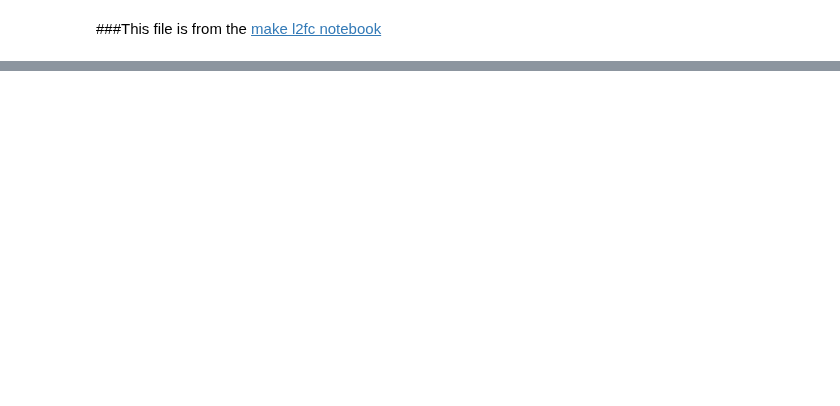
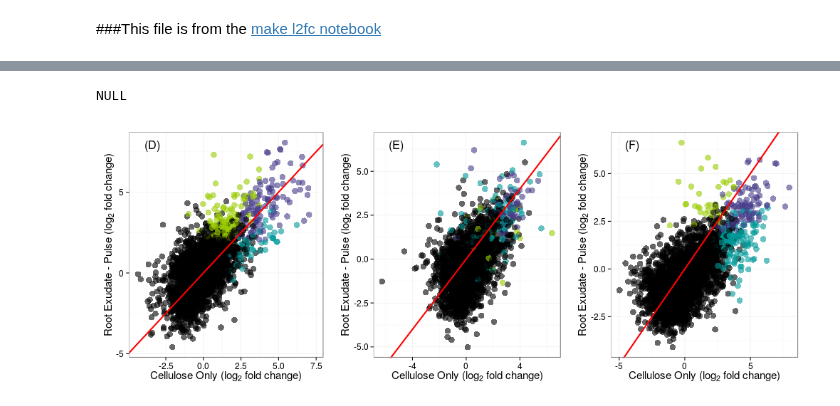
Before and after one commit to acampbellina/priming, a Jupyter notebook: LinReg.ipynb, the cells around one changed output, grey strips where cells are left out. Cells and saved outputs as stored; diff of their text form; code cells hidden in the pictures; blank space fills up the shorter version.

```diff
--- a/LinReg.ipynb
+++ b/LinReg.ipynb
@@ -157,0 +393,9 @@ head(df2.28)
+# %%
+%%R
+
+df2.rspndrs.28 = subset(df.rspndrs2, Day == 28)
+df2.rspndrs.28 = df2.rspndrs.28 %>% select(OTU, rspnse)
+
+df2.28 = left_join(df2.28, df.rspndrs.28, by = "OTU")
+df2.28$rspnse[is.na(df2.28$rspnse)] = "None"
+head(df2.28)
@@ -168,0 +429,9 @@ head(df2.45)
+# %%
+%%R
+
+df2.rspndrs.45 = subset(df.rspndrs2, Day == 45)
+df2.rspndrs.45 = df2.rspndrs.45 %>% select(OTU, rspnse)
+
+df2.45 = left_join(df2.45, df2.rspndrs.45, by = "OTU")
+df2.45$rspnse[is.na(df2.45$rspnse)] = "None"
+head(df2.45)
@@ -169,8 +446,10 @@ head(df2.45)
 # %%
 %%R -w 1000 -h 375
 
-p4 = ggplot(df2.14, aes(x = C13.Cellulose.only, y = C13.700))
-p4 = p4 + geom_point(alpha = 0.5, size = 4)
+colours = c("slateblue4", "#009999", "black", "#99CC00")
+
+p4 = ggplot(df2.14, aes(x = C13.Cellulose.only, y = C13.700, color = rspnse))
+p4 = p4 + geom_point(alpha = 0.6, size = 4)
 #p4 = p4 + stat_smooth(method = "lm", size = 1)
 p4 = p4 + labs(x = expression(paste("Cellulose Only (", log[2]," fold change)",sep="")),
             y = expression(paste("Root Exudate - Pulse (", log[2]," fold change)",sep=""))
@@ -179,53 +458,64 @@ p4 = p4 + geom_abline(intercept=0, slope=1, color = "red", size = 1)
 #p4 = p4 + ggtitle("A")
 #p4 = p4 + theme(plot.title = element_text(hjust = -0.45, vjust=2.12))
 #p1 = p1 + theme(plot.title = element_text(hjust = -0.1, size = 20))
-
+p4 = p4 + scale_color_manual(values=colours)
 p4 = p4 + theme_bw()
-p4 = p4 + theme(axis.title.x = element_text(size=15))
-p4 = p4 + theme(axis.title.y = element_text(size=15))
-p4 = p4 + theme(axis.text.x = element_text(size=12))
-p4 = p4 + theme(axis.text.y = element_text(size=12))
+p4 = p4 + theme(axis.title.x = element_text(size=15),
+                axis.title.y = element_text(size=15),
+                axis.text.x = element_text(size=12),
+                axis.text.y = element_text(size=12))
 #p1 = p1 + annotate("text", x=-0.5, y=1.75, label = "R^{2}==0.485", hjust=1, size=5.75, family="Times", parse=TRUE)
 p4 = p4 + annotate("text", label = "(D)", x=-Inf, y=Inf, size=5.75, hjust = -1, vjust = 2)
+p4 = p4 + theme(legend.position="none")
 
-p5 = ggplot(df2.28, aes(x = C13.Cellulose.only, y = C13.700))
-p5 = p5 + geom_point(alpha = 0.5, size = 4)
+
+p5 = ggplot(df2.28, aes(x = C13.Cellulose.only, y = C13.700, color = rspnse))
+p5 = p5 + geom_point(alpha = 0.6, size = 4)
+p5 = p5 + scale_color_manual(values=colours)
 #p5 = p5 + stat_smooth(method = "lm", size = 1)
 p5 = p5 + labs(x = expression(paste("Cellulose Only (", log[2]," fold change)",sep="")),
             y = expression(paste("Root Exudate - Pulse (", log[2]," fold change)",sep=""))
                )
 p5 = p5 + geom_abline(intercept=0, slope=1, color = "red", size = 1)
 #p5 = p5 + ggtitle("B")
 #p5 = p5 + theme(plot.title = element_text(hjust = -0.45, vjust=2.12))
 #p1 = p1 + theme(plot.title = element_text(hjust = -0.1, size = 20))
 
 p5 = p5 + theme_bw()
-p5 = p5 + theme(axis.title.x = element_text(size=15))
-p5 = p5 + theme(axis.title.y = element_text(size=15))
-p5 = p5 + theme(axis.text.x = element_text(size=12))
-p5 = p5 + theme(axis.text.y = element_text(size=12))
+p5 = p5 + theme(axis.title.x = element_text(size=15),
+                axis.title.y = element_text(size=15),
+                axis.text.x = element_text(size=12),
+                axis.text.y = element_text(size=12))
 #p1 = p1 + annotate("text", x=-0.5, y=1.75, label = "R^{2}==0.485", hjust=1, size=5.75, family="Times", parse=TRUE)
 p5 = p5 + annotate("text", label = "(E)", x=-Inf, y=Inf, size=5.75, hjust = -1, vjust = 2)
+p5 = p5 + theme(legend.position="none")
 
-p6 = ggplot(df2.45, aes(x = C13.Cellulose.only, y = C13.700))
-p6 = p6 + geom_point(alpha = 0.5, size = 4)
+
+p6 = ggplot(df2.45, aes(x = C13.Cellulose.only, y = C13.700, color = rspnse))
+p6 = p6 + geom_point(alpha = 0.6, size = 4)
+p6 = p6 + scale_color_manual(values=colours)
 #p6 = p6 + stat_smooth(method = "lm", size = 1)
 p6 = p6 + labs(x = expression(paste("Cellulose Only (", log[2]," fold change)",sep="")),
             y = expression(paste("Root Exudate - Pulse (", log[2]," fold change)",sep=""))
                )
 p6 = p6 + geom_abline(intercept=0, slope=1, color = "red", size = 1)
 #p6 = p6 + ggtitle("C")
 #p6 = p6 + theme(plot.title = element_text(hjust = -0.45, vjust=2.12))
 #p1 = p1 + theme(plot.title = element_text(hjust = -0.1, size = 20))
 
 p6 = p6 + theme_bw()
-p6 = p6 + theme(axis.title.x = element_text(size=15))
-p6 = p6 + theme(axis.title.y = element_text(size=15))
-p6 = p6 + theme(axis.text.x = element_text(size=12))
-p6 = p6 + theme(axis.text.y = element_text(size=12))
+p6 = p6 + theme(axis.title.x = element_text(size=15),
+                axis.title.y = element_text(size=15),
+                axis.text.x = element_text(size=12),
+                axis.text.y = element_text(size=12))
 #p1 = p1 + annotate("text", x=-0.5, y=1.75, label = "R^{2}==0.485", hjust=1, size=5.75, family="Times", parse=TRUE)
 p6 = p6 + annotate("text", label = "(F)", x=-Inf, y=Inf, size=5.75, hjust = -1, vjust = 2)
+p6 = p6 + theme(legend.position="none")
+
 
 p.combined2 = grid.arrange(p4, p5, p6, widths = c(1,1,1), heights = c(1,1,1), ncol = 3)
 
 p.combined2
+# %% [output]
+NULL
+[figure, added]
```
Also changed, not shown: parts of 31 cells of this notebook, 2 other files.
